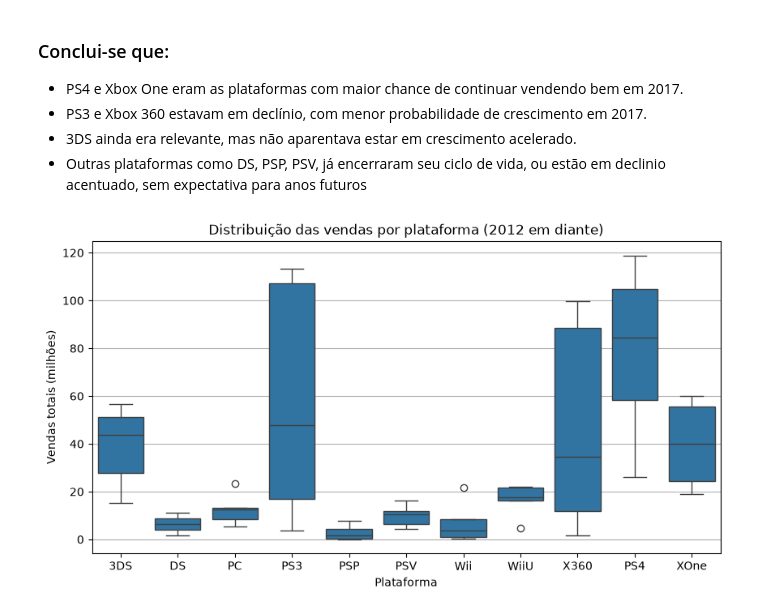
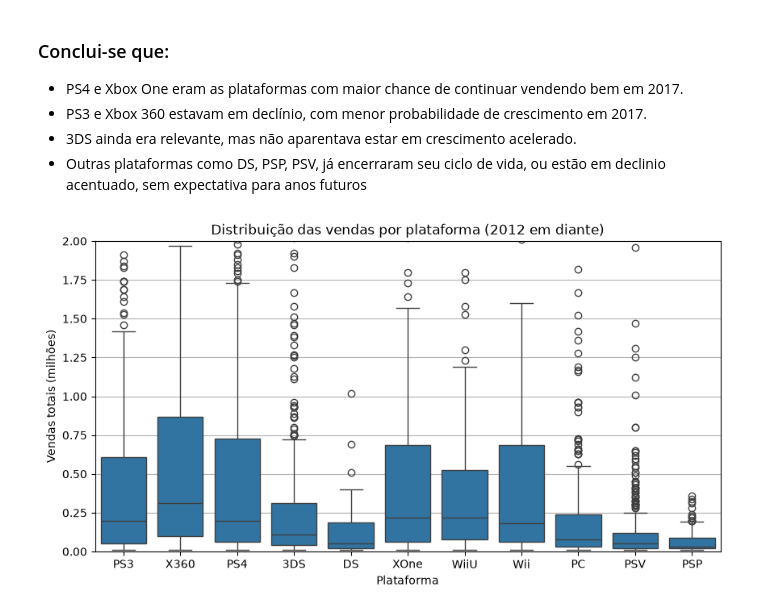
Before and after one commit to vitorcalelo/data-analysis-coursework, a Jupyter notebook: sprint-06-integrated-project-1/integrated-project-1.ipynb, the cells around one changed output. Cells and saved outputs as stored; diff of their text form; code cells hidden in the pictures.

```diff
--- a/sprint-06-integrated-project-1/integrated-project-1.ipynb
+++ b/sprint-06-integrated-project-1/integrated-project-1.ipynb
@@ -266,14 +266,16 @@ O gráfico sugere que PS4 e Xbox One tem maior potencial para 2017, pois exibem
 - 3DS ainda era relevante, mas não aparentava estar em crescimento acelerado.
 - Outras plataformas como DS, PSP, PSV, já encerraram seu ciclo de vida, ou estão em declinio acentuado, sem expectativa para anos futuros
 # %%
+df_recent_games = df_games[df_games['year_of_release'] >= 2012]
 plt.figure(figsize=(10, 5))
-sns.boxplot(data=sales_by_platform_year_after_2012,
+sns.boxplot(data=df_recent_games,
             x='platform',
             y='total_sales') # Criando um boxplot para visualizar a distribuição das vendas por plataforma a partir de 2012
+plt.ylim(0, 2) # Definindo os limites do eixo y
 plt.title('Distribuição das vendas por plataforma (2012 em diante)') # Adicionando um título ao gráfico
 plt.xlabel('Plataforma') # Adicionando um rótulo ao eixo x
 plt.ylabel('Vendas totais (milhões)') # Adicionando um rótulo ao eixo y
 plt.grid(axis='y')
 plt.show() # Exibindo o gráfico
 # %% [output]
-[figure, old version]
+[figure, new version]
```
Also changed, not shown: parts of 4 cells of this notebook.
